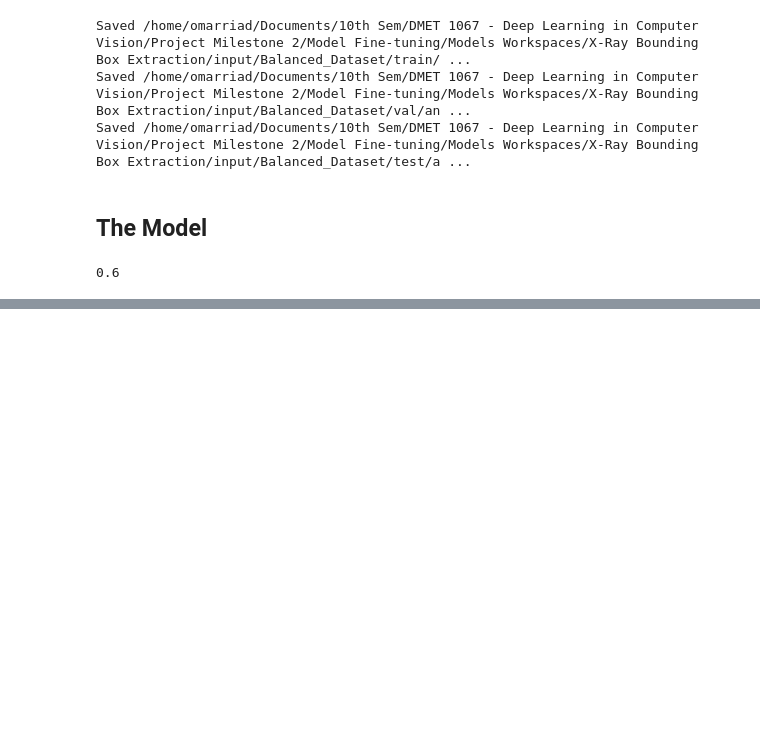
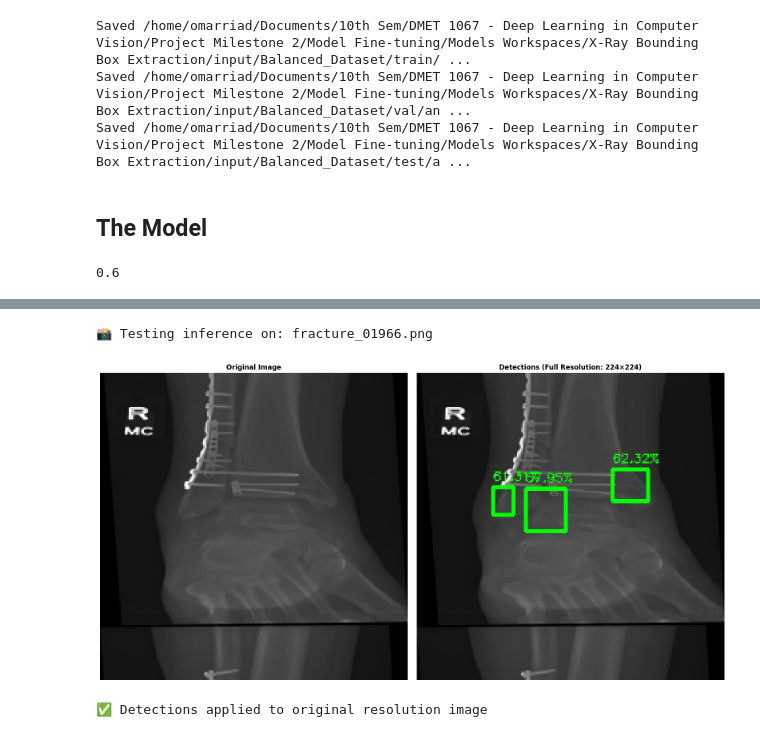
Before and after one commit to MaroSalah02/X-CV, a Jupyter notebook: Model Fine-tuning/Models Workspaces/X-Ray Bounding Box Extraction/FAST C-RNN.ipynb, the cells around one changed output, grey strips where cells are left out. Drawn from its saved outputs; the diff is of its cells as text; code cells hidden in the pictures; blank space fills up the shorter version.

```diff
--- a/Model Fine-tuning/Models Workspaces/X-Ray Bounding Box Extraction/FAST C-RNN.ipynb
+++ b/Model Fine-tuning/Models Workspaces/X-Ray Bounding Box Extraction/FAST C-RNN.ipynb
@@ -639,0 +844,68 @@ roi_heads.box_predictor.cls_score.{bias, weight}
+# %%
+# Test on a single specific image with bounding box extraction
+test_image_path = Path("/home/omarriad/Documents/10th Sem/DMET 1067 - Deep Learning in Computer Vision/Project Milestone 2/Model Fine-tuning/Datasets - Unsplit/X-Ray Region Classification/Tibia_and_Fibula/fracture_01966.png")
+
+print(f"📸 Testing inference on: {test_image_path.name}\n")
+
+# Load original image at full resolution
+original_img = cv2.imread(str(test_image_path))
+if original_img is None:
+    print("❌ Failed to load image")
+else:
+    # Run inference to get predictions
+    outputs = predictor(original_img)
+    instances = outputs["instances"].to("cpu")
+
+    # Extract bounding boxes and scores
+    boxes = instances.pred_boxes.tensor.numpy() if len(instances) > 0 else []
+    scores = instances.scores.numpy() if len(instances) > 0 else []
+
+    # Save bounding box data
+    bbox_data = {
+        "image_path": str(test_image_path),
+        "image_size": {"height": original_img.shape[0], "width": original_img.shape[1]},
+        "detections": [
+            {
+                "bbox": [float(x1), float(y1), float(x2), float(y2)],  # [x1, y1, x2, y2]
+                "bbox_width_height": [float(x2-x1), float(y2-y1)],  # [width, height]
+                "confidence": float(score)
+            }
+            for (x1, y1, x2, y2), score in zip(boxes, scores)
+        ]
+    }
+
+    # print(f"Found {len(bbox_data['detections'])} detections\n")
+    # print("Bounding Box Data:")
+    # print(json.dumps(bbox_data, indent=2))
+
+    # Draw bounding boxes on original image at full resolution
+    result_img = original_img.copy()
+    for detection in bbox_data['detections']:
+        x1, y1, x2, y2 = detection['bbox']
+        confidence = detection['confidence']
+
+        # Draw box (BGR format in opencv)
+        cv2.rectangle(result_img, (int(x1), int(y1)), (int(x2), int(y2)), (0, 255, 0), 2)
+
+        # Draw confidence label (smaller text)
+        label = f"{confidence:.2%}"
+        cv2.putText(result_img, label, (int(x1), int(y1)-5),
+                    cv2.FONT_HERSHEY_SIMPLEX, 0.3, (0, 255, 0), 1)
+
+    # Display original resolution image with boxes
+    fig, axes = plt.subplots(1, 2, figsize=(16, 8))
+
+    axes[0].imshow(original_img[:, :, ::-1])
+    axes[0].set_title("Original Image", fontsize=12, fontweight='bold')
+    axes[0].axis('off')
+
+    axes[1].imshow(result_img[:, :, ::-1])
+    axes[1].set_title(f"Detections (Full Resolution: {original_img.shape[1]}×{original_img.shape[0]})", fontsize=12, fontweight='bold')
+    axes[1].axis('off')
+
+    plt.tight_layout()
+    plt.show()
+# %% [output]
+📸 Testing inference on: fracture_01966.png
+[figure, added]
+✅ Detections applied to original resolution image
```
Also changed, not shown: parts of 5 cells of this notebook.
